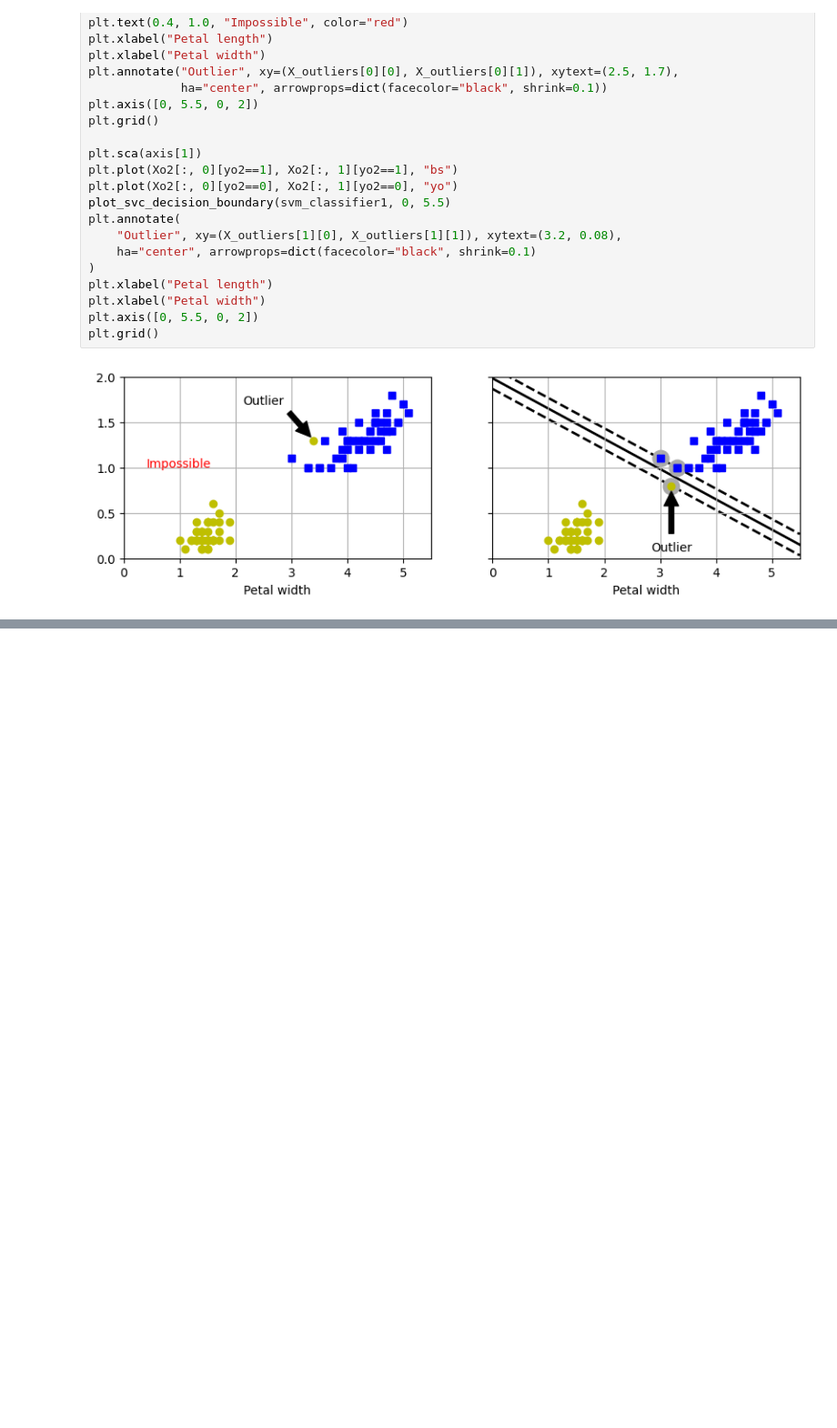
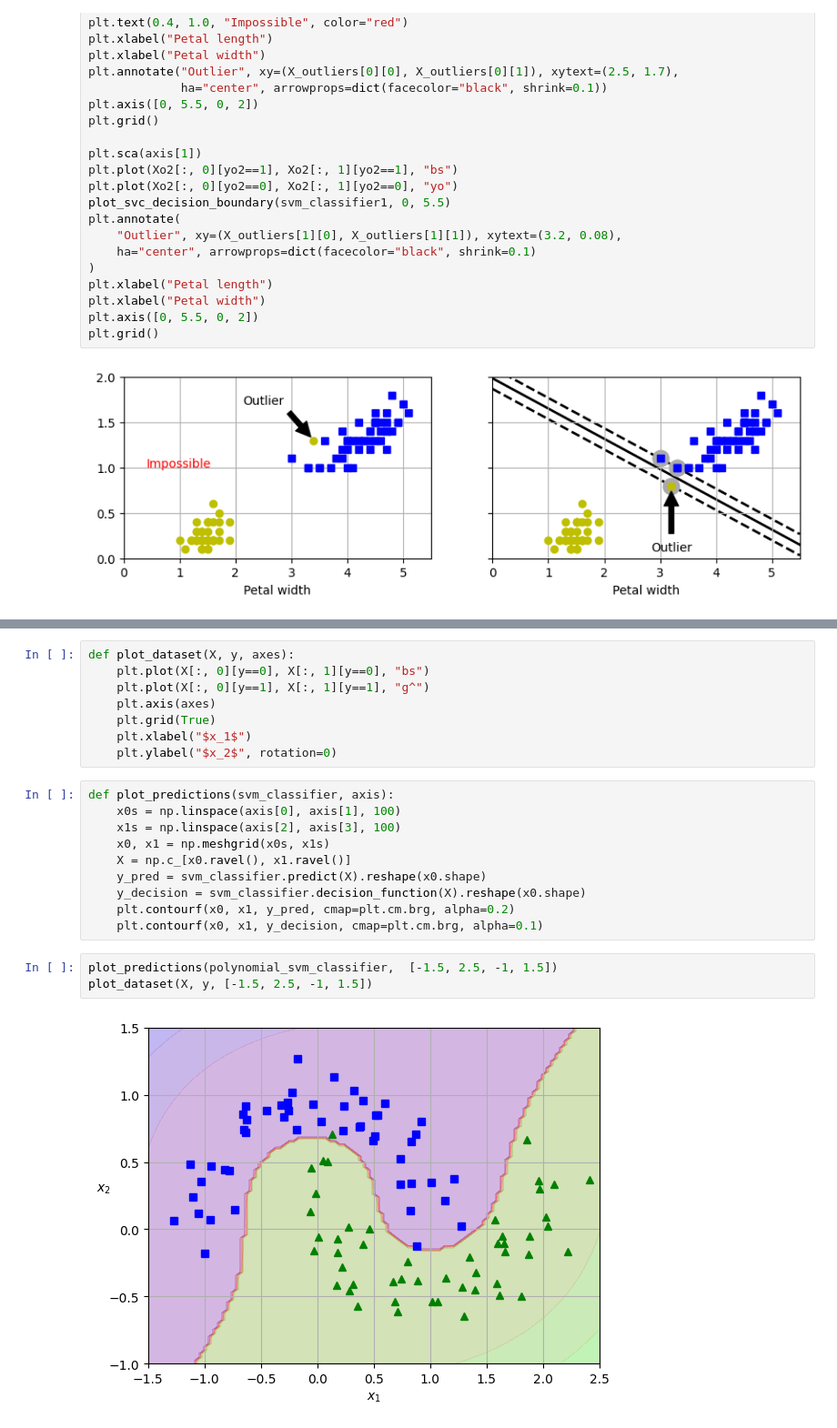
Before and after one commit to william-barros-costa/hands_on_machine_learning, a Jupyter notebook: 1_fundamentals_of_machine_learning/chapter5.ipynb, the cells around one changed output, grey strips where cells are left out. Shown at 91% size. Cells and saved outputs as stored; diff of their text form; blank space fills up the shorter version.

```diff
--- a/1_fundamentals_of_machine_learning/chapter5.ipynb
+++ b/1_fundamentals_of_machine_learning/chapter5.ipynb
@@ -102,0 +192,23 @@ plt.grid()
+# %%
+def plot_dataset(X, y, axes):
+    plt.plot(X[:, 0][y==0], X[:, 1][y==0], "bs")
+    plt.plot(X[:, 0][y==1], X[:, 1][y==1], "g^")
+    plt.axis(axes)
+    plt.grid(True)
+    plt.xlabel("$x_1$")
+    plt.ylabel("$x_2$", rotation=0)
+# %%
+def plot_predictions(svm_classifier, axis):
+    x0s = np.linspace(axis[0], axis[1], 100)
+    x1s = np.linspace(axis[2], axis[3], 100)
+    x0, x1 = np.meshgrid(x0s, x1s)
+    X = np.c_[x0.ravel(), x1.ravel()]
+    y_pred = svm_classifier.predict(X).reshape(x0.shape)
+    y_decision = svm_classifier.decision_function(X).reshape(x0.shape)
+    plt.contourf(x0, x1, y_pred, cmap=plt.cm.brg, alpha=0.2)
+    plt.contourf(x0, x1, y_decision, cmap=plt.cm.brg, alpha=0.1)
+# %%
+plot_predictions(polynomial_svm_classifier,  [-1.5, 2.5, -1, 1.5])
+plot_dataset(X, y, [-1.5, 2.5, -1, 1.5])
+# %% [output]
+[figure, added]
```
Also changed, not shown: parts of 5 cells of this notebook.
